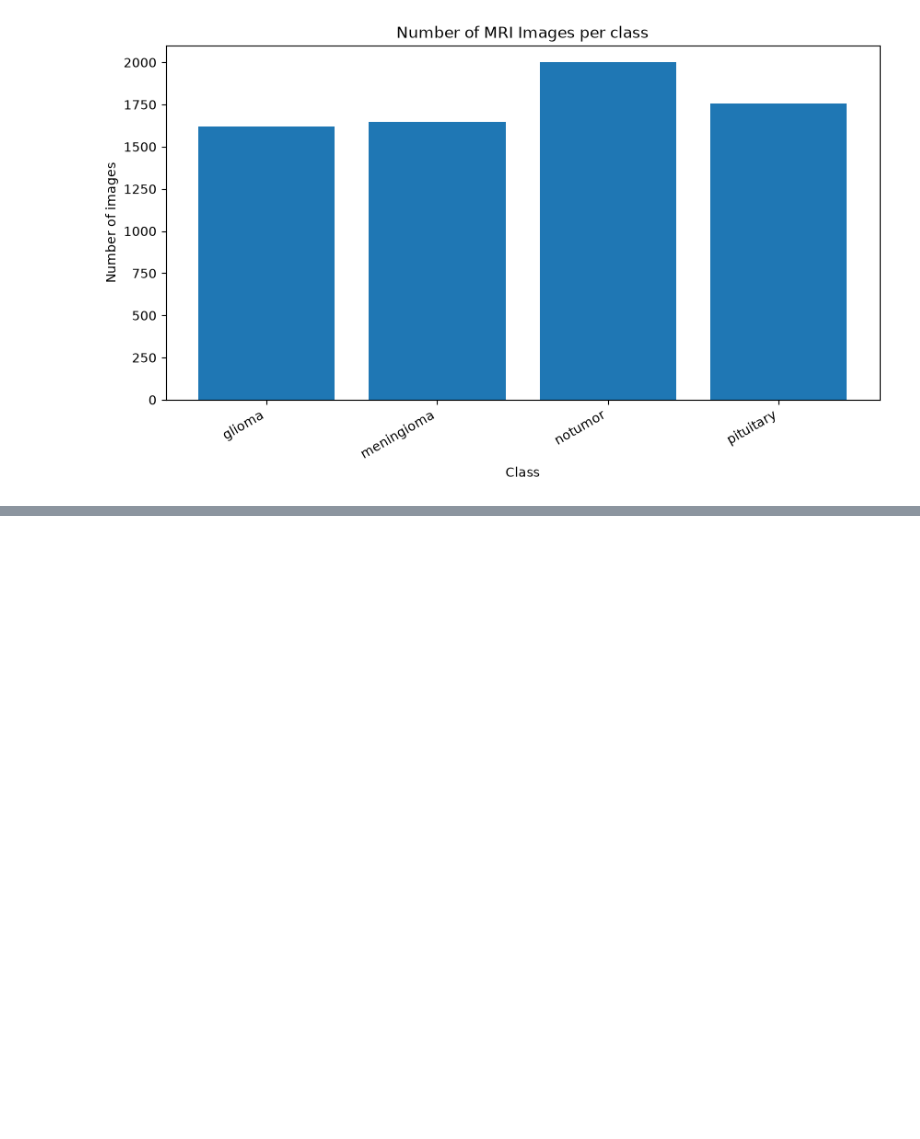
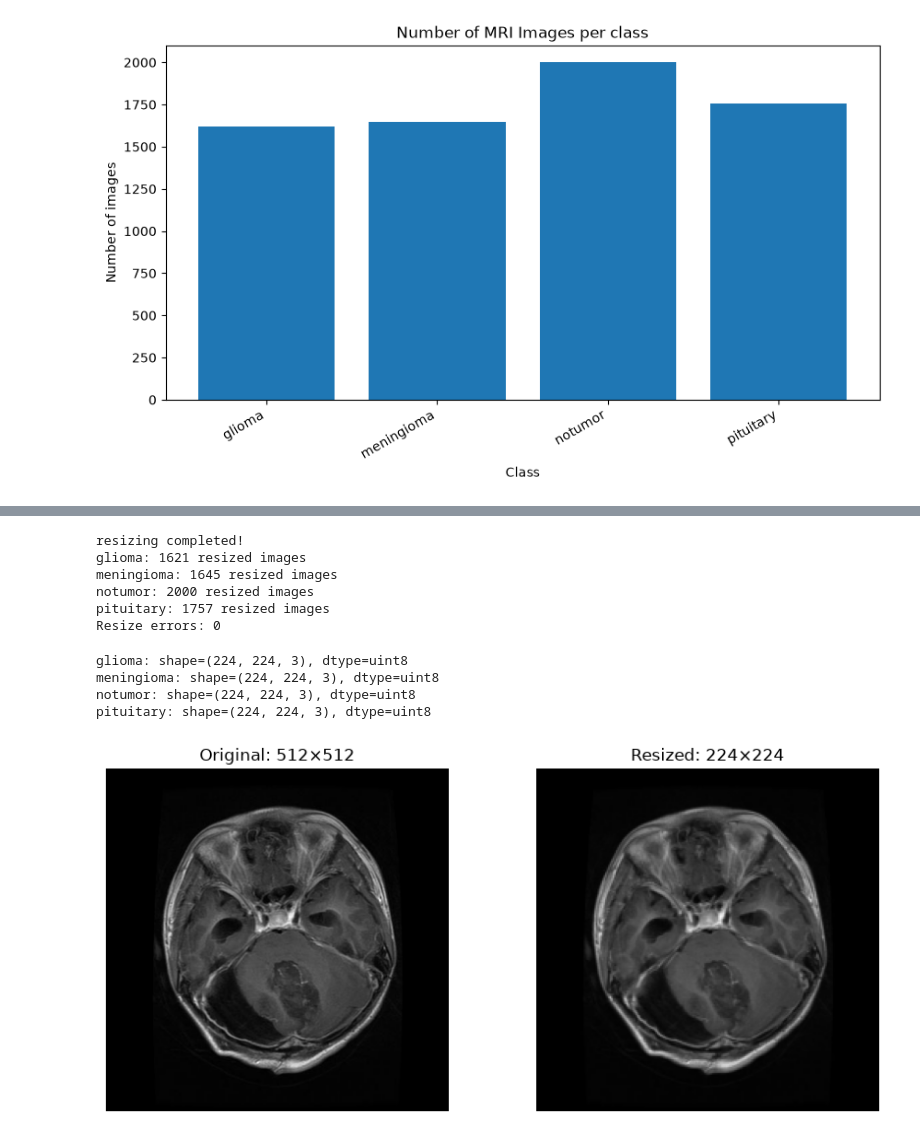
Before and after one commit to Moussa-Mohammed1/BrainScan, a Jupyter notebook: notebooks/01_exploration.ipynb, the cells around one changed output, grey strips where cells are left out. Saved outputs shown, nothing was run; the diff lists cells and outputs as text; code cells hidden in the pictures; blank space fills up the shorter version.

```diff
--- a/notebooks/01_exploration.ipynb
+++ b/notebooks/01_exploration.ipynb
@@ -138,0 +212,79 @@ plt.show()
+# %%
+IMG_SIZE = (224, 224)
+resized_images = {}
+resize_errors = []
+for class_name in class_names:
+    resized_images[class_name] = []
+    for path in class_images[class_name]:
+        if path in unreadable_paths:
+            continue
+        image = cv2.imread(str(path))
+        if image is None:
+            resize_errors.append(path)
+        resized = cv2.resize(
+            image,
+            IMG_SIZE,
+            interpolation=cv2.INTER_AREA
+        )
+        resized_images[class_name].append(resized)
+print("resizing completed!")
+for class_name in class_names:
+    print(
+        f"{class_name}: "
+        f"{len(resized_images[class_name])} resized images"
+    )
+
+print("Resize errors:", len(resize_errors))
+# %% [output]
+resizing completed!
+glioma: 1621 resized images
+meningioma: 1645 resized images
+notumor: 2000 resized images
+pituitary: 1757 resized images
+Resize errors: 0
+# %%
+for class_name in class_names:
+    if resized_images[class_name]:
+        image = resized_images[class_name][0]
+
+        print(
+            f"{class_name}: "
+            f"shape={image.shape}, "
+            f"dtype={image.dtype}"
+        )
+# %% [output]
+glioma: shape=(224, 224, 3), dtype=uint8
+meningioma: shape=(224, 224, 3), dtype=uint8
+notumor: shape=(224, 224, 3), dtype=uint8
+pituitary: shape=(224, 224, 3), dtype=uint8
+# %%
+class_name = next(
+    name for name in class_names
+    if resized_images[name]
+)
+
+original_path = next(
+    path for path in class_images[class_name]
+    if path not in unreadable_paths
+)
+
+original = cv2.imread(str(original_path))
+original_rgb = cv2.cvtColor(original, cv2.COLOR_BGR2RGB)
+
+resized = resized_images[class_name][0]
+resized_rgb = cv2.cvtColor(resized, cv2.COLOR_BGR2RGB)
+
+fig, axes = plt.subplots(1, 2, figsize=(9, 4))
+
+axes[0].imshow(original_rgb)
+axes[0].set_title(f"Original: {original.shape[1]}×{original.shape[0]}")
+axes[0].axis("off")
+
+axes[1].imshow(resized_rgb)
+axes[1].set_title("Resized: 224×224")
+axes[1].axis("off")
+
+plt.tight_layout()
+plt.show()
+# %% [output]
+[figure, added]
```
Also changed, not shown: parts of 13 cells of this notebook.
